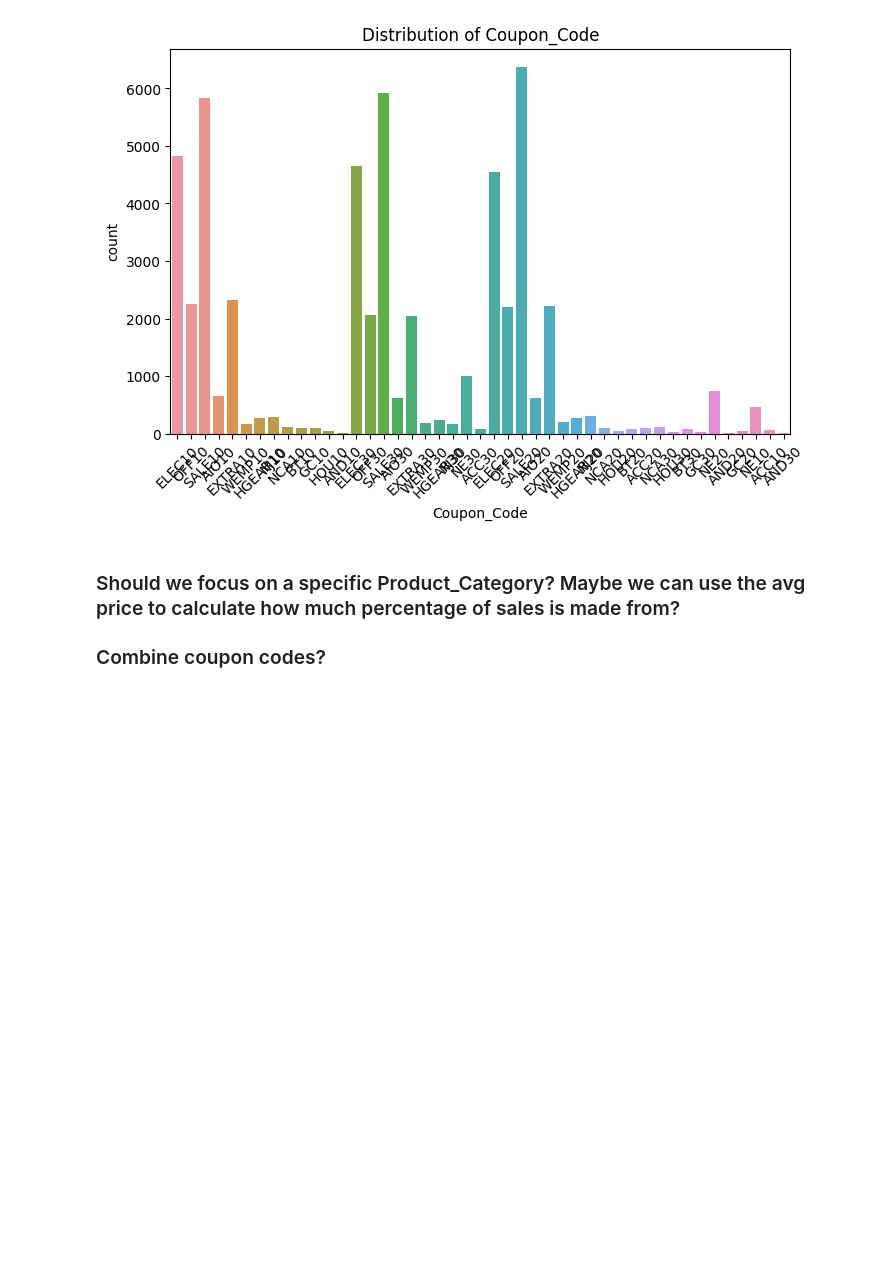
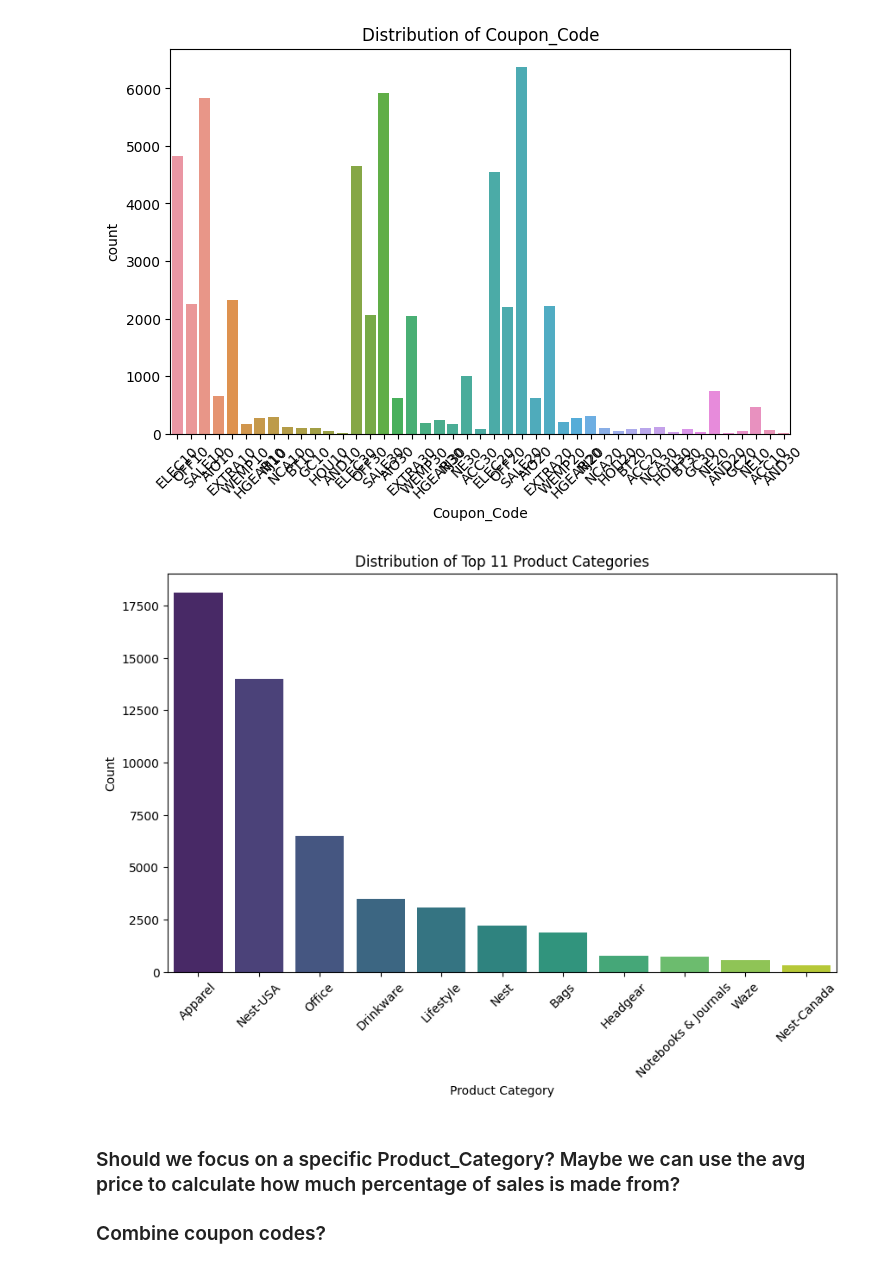
Before and after one commit to ChavChavC/BT4211_Group3, a Jupyter notebook: BT4211_eda.ipynb, the cells around one changed output. Saved outputs shown, nothing was run; the diff lists cells and outputs as text; code cells hidden in the pictures; blank space fills up the shorter version.

```diff
--- a/BT4211_eda.ipynb
+++ b/BT4211_eda.ipynb
@@ -163,6 +163,24 @@ for col in categorical_columns:
 [figure]
 [figure]
 [figure]
+# %%
+import seaborn as sns
+
+product_category_counts = df['Product_Category'].value_counts()
+
+top_11_categories = product_category_counts.head(11).index
+
+df_top_11 = df[df['Product_Category'].isin(top_11_categories)]
+
+plt.figure(figsize=(10, 6))
+sns.countplot(data=df_top_11, x='Product_Category', order=top_11_categories, palette='viridis')
+plt.title('Distribution of Top 11 Product Categories')
+plt.xlabel('Product Category')
+plt.ylabel('Count')
+plt.xticks(rotation=45)
+plt.show()
+# %% [output]
+[figure, added]
 # %% [markdown]
 ### Should we focus on a specific Product_Category? Maybe we can use the avg price to calculate how much percentage of sales is made from?
 
```
